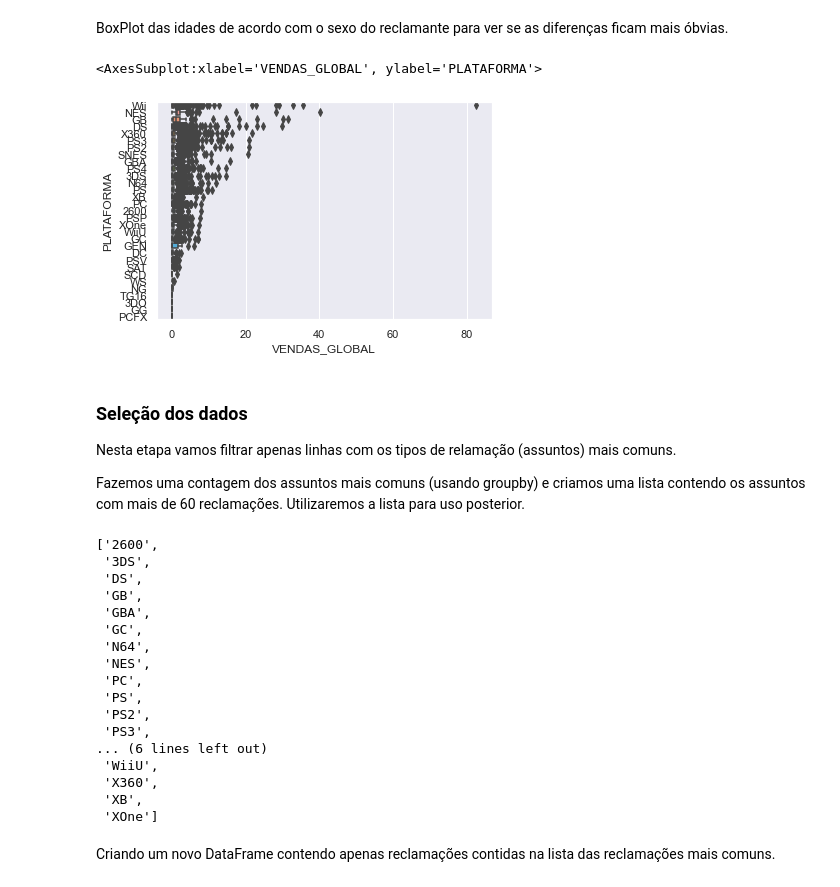
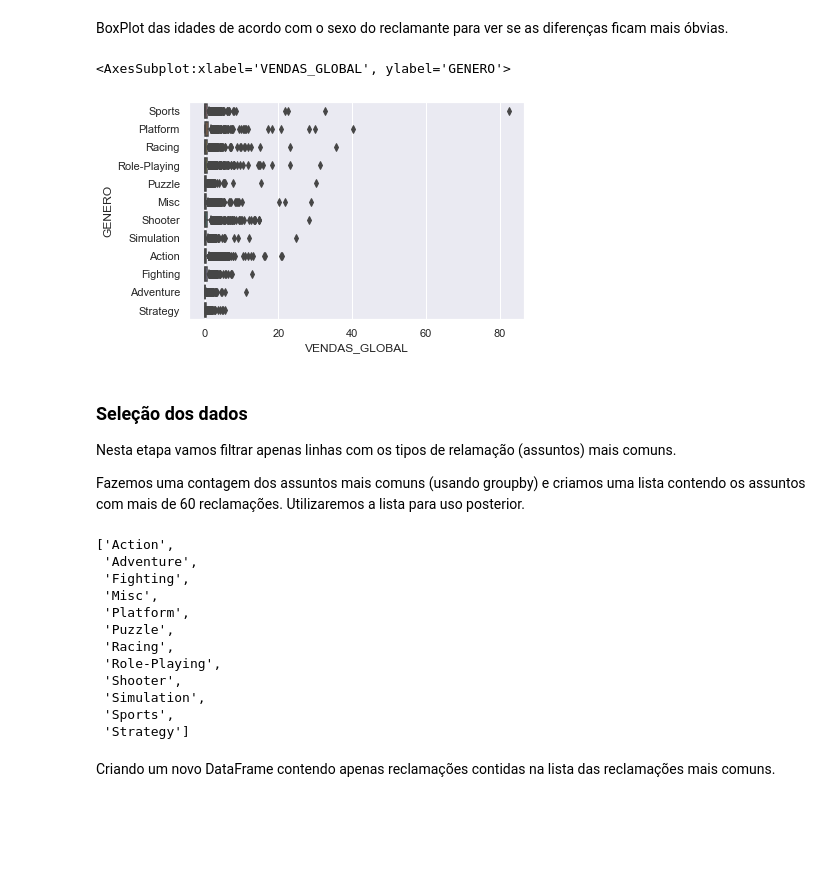
Before and after one commit to Felip-Oliv/Data_Cience, a Jupyter notebook: analise exploratoria/Análise Exploratória.ipynb, the cells around one changed output. Drawn from its saved outputs; the diff is of its cells as text; code cells hidden in the pictures; blank space fills up the shorter version.

```diff
--- a/analise exploratoria/Análise Exploratória.ipynb
+++ b/analise exploratoria/Análise Exploratória.ipynb
@@ -116,10 +119,10 @@ sns.histplot(data=df, x="NOTA_REDACAO", hue="ESCOLA", multiple="dodge", bins=25)
 # %% [markdown]
 BoxPlot das idades de acordo com o sexo do reclamante para ver se as diferenças ficam mais óbvias.
 # %%
-sns.boxplot(data=df, x="VENDAS_GLOBAL", y="PLATAFORMA.WII")
+sns.boxplot(data=df, x="VENDAS_GLOBAL", y="GENERO")
 # %% [output]
-<AxesSubplot:xlabel='VENDAS_GLOBAL', ylabel='PLATAFORMA'>
+<AxesSubplot:xlabel='VENDAS_GLOBAL', ylabel='GENERO'>
-[figure, old version]
+[figure, new version]
 # %% [markdown]
 ### Seleção dos dados
 
@@ -127,28 +130,23 @@ Nesta etapa vamos filtrar apenas linhas com os tipos de relamação (assuntos) m
 
 Fazemos uma contagem dos assuntos mais comuns (usando groupby) e criamos uma lista contendo os assuntos com mais de 60 reclamações. Utilizaremos a lista para uso posterior.
 # %%
-df_grouped_top = df.groupby(['PLATAFORMA']).size().reset_index(name='COUNT')
+df_grouped_top = df.groupby(['GENERO']).size().reset_index(name='COUNT')
 df_grouped_top = df_grouped_top[df_grouped_top['COUNT'] > 60]
-list_grouped = list(df_grouped_top['PLATAFORMA'])
+list_grouped = list(df_grouped_top['GENERO'])
 list_grouped
 # %% [output]
-['2600',
- '3DS',
- 'DS',
- 'GB',
- 'GBA',
- 'GC',
- 'N64',
- 'NES',
- 'PC',
- 'PS',
- 'PS2',
- 'PS3',
-... (6 lines left out)
- 'WiiU',
- 'X360',
- 'XB',
- 'XOne']
+['Action',
+ 'Adventure',
+ 'Fighting',
+ 'Misc',
+ 'Platform',
+ 'Puzzle',
+ 'Racing',
+ 'Role-Playing',
+ 'Shooter',
+ 'Simulation',
+ 'Sports',
+ 'Strategy']
 # %% [markdown]
 Criando um novo DataFrame contendo apenas reclamações contidas na lista das reclamações mais comuns.
 # %%
```
Also changed, not shown: parts of 17 cells of this notebook.
